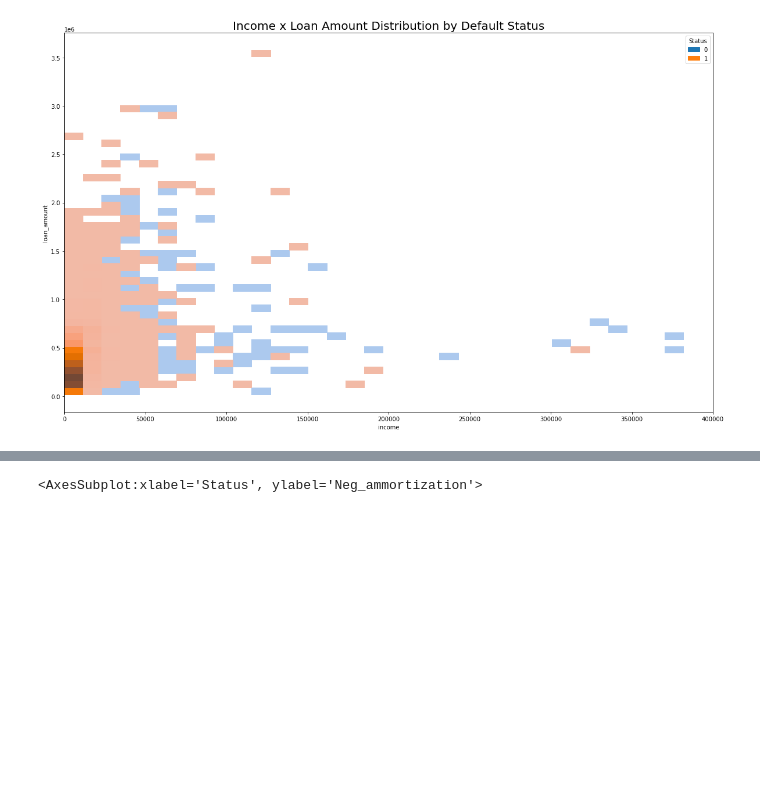
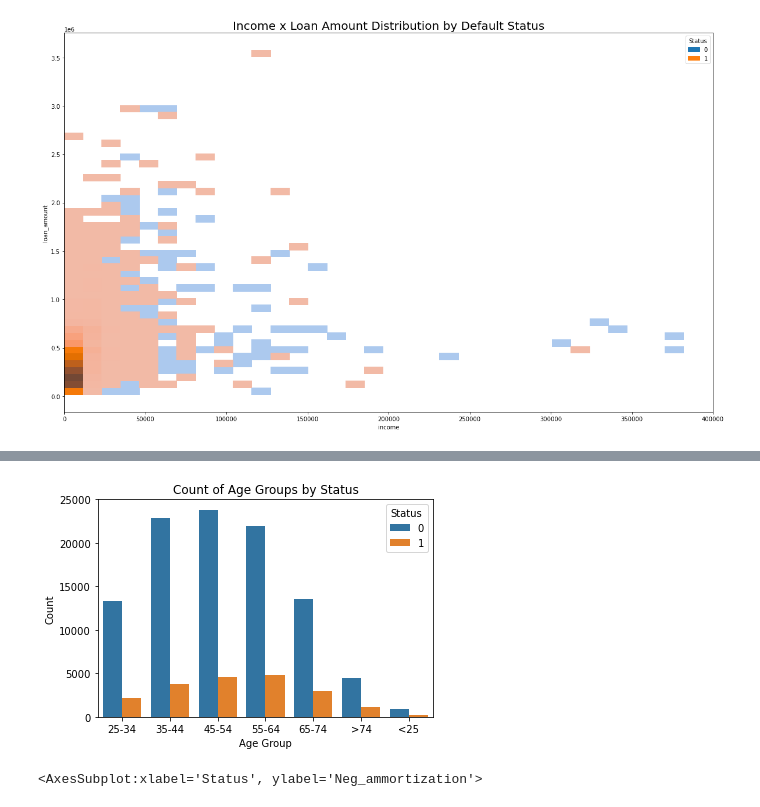
Before and after one commit to sunnywithcurlyhair/DS_Project_3, a Jupyter notebook: EDA.ipynb, the cells around one changed output, grey strips where cells are left out. Cells and saved outputs as stored; diff of their text form; code cells hidden in the pictures; blank space fills up the shorter version.

```diff
--- a/EDA.ipynb
+++ b/EDA.ipynb
@@ -124,3 +144,12 @@ Text(0.5, 1.0, 'Income x Loan Amount Distribution by Default Status')
+# %%
+# Create a count plot of age groups, no obvious trend
+sns.countplot(x='age', data=clean,hue='Status')
+plt.title('Count of Age Groups by Status')
+plt.xlabel('Age Group')
+plt.ylabel('Count')
+plt.show()
+# %% [output]
+[figure, added]
 # %%
 sns.violinplot(y='Neg_ammortization',x='Status',data=clean,cut=0)
 # %% [output]
```
Also changed, not shown: parts of 16 cells of this notebook, 1 other file.
